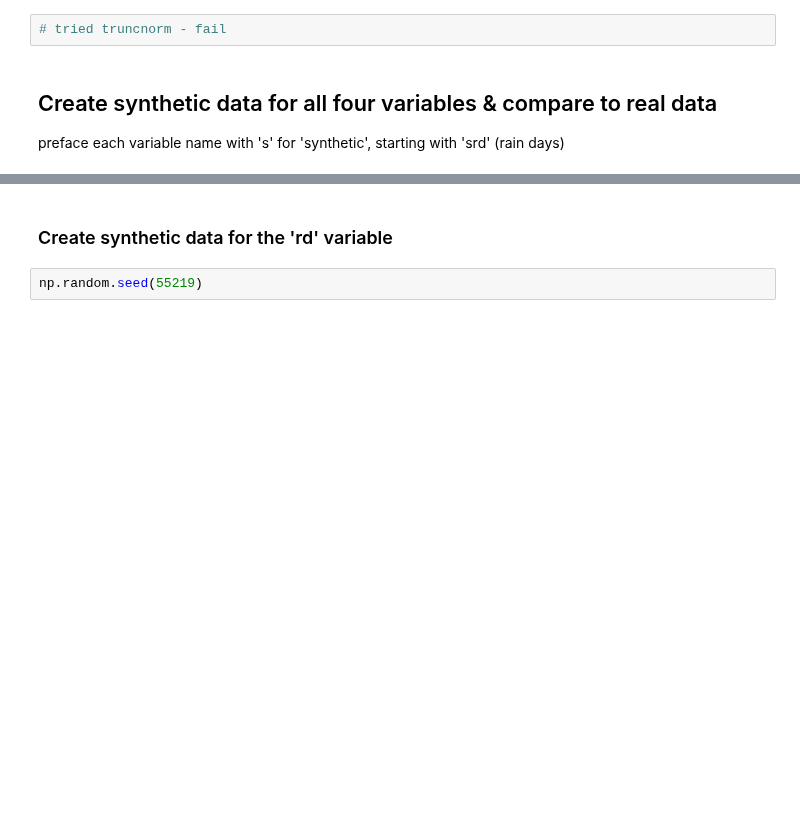
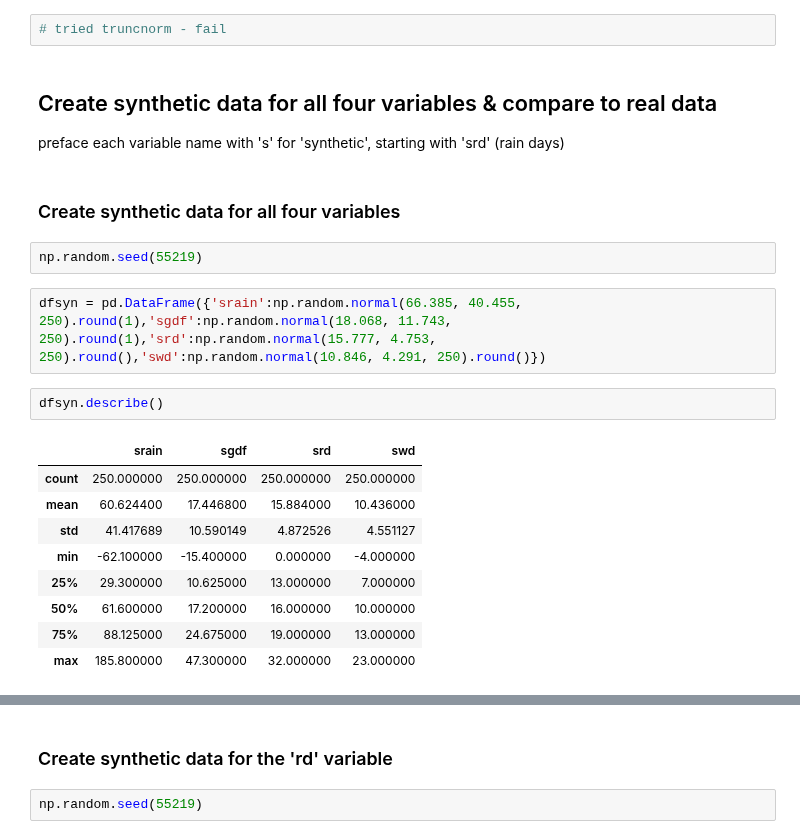
Before and after one commit to Aqua5lad/PDA-Dec-Project, a Jupyter notebook: PDA Project Dec 2018.ipynb, the cells around one changed output, grey strips where cells are left out. Cells and saved outputs as stored; diff of their text form; blank space fills up the shorter version.

Commit message:
df synth all4

```diff
--- a/PDA Project Dec 2018.ipynb
+++ b/PDA Project Dec 2018.ipynb
@@ -618,3 +618,21 @@ SyntaxError: invalid syntax (<ipython-input-55-e4fe3082c9c3>, line 1)
 # %% [markdown]
 ## Create synthetic data for all four variables & compare to real data
 preface each variable name with 's' for 'synthetic', starting with 'srd' (rain days)
+# %% [markdown]
+### Create synthetic data for all four variables
+# %%
+np.random.seed(55219)
+# %%
+dfsyn = pd.DataFrame({'srain':np.random.normal(66.385, 40.455, 250).round(1),'sgdf':np.random.normal(18.068, 11.743, 250).round(1),'srd':np.random.normal(15.777, 4.753, 250).round(),'swd':np.random.normal(10.846, 4.291, 250).round()})
+# %%
+dfsyn.describe()
+# %% [output]
+|  | srain | sgdf | srd | swd |
+| count | 250.000000 | 250.000000 | 250.000000 | 250.000000 |
+| mean | 60.624400 | 17.446800 | 15.884000 | 10.436000 |
+| std | 41.417689 | 10.590149 | 4.872526 | 4.551127 |
+| min | -62.100000 | -15.400000 | 0.000000 | -4.000000 |
+| 25% | 29.300000 | 10.625000 | 13.000000 | 7.000000 |
+| 50% | 61.600000 | 17.200000 | 16.000000 | 10.000000 |
+| 75% | 88.125000 | 24.675000 | 19.000000 | 13.000000 |
+| max | 185.800000 | 47.300000 | 32.000000 | 23.000000 |
```
Also changed, not shown: parts of 6 cells of this notebook.
